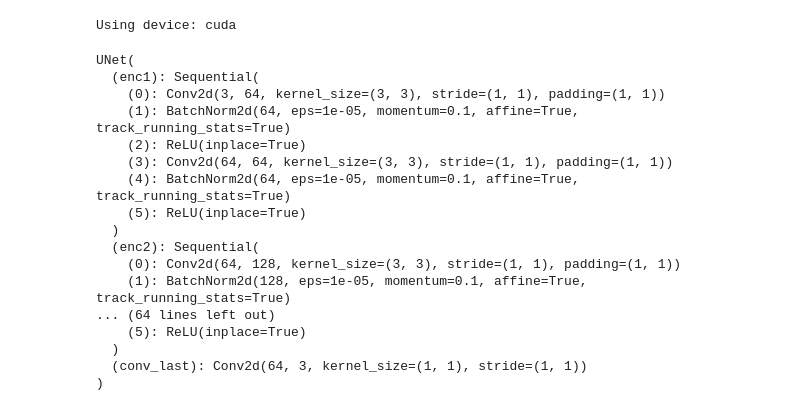
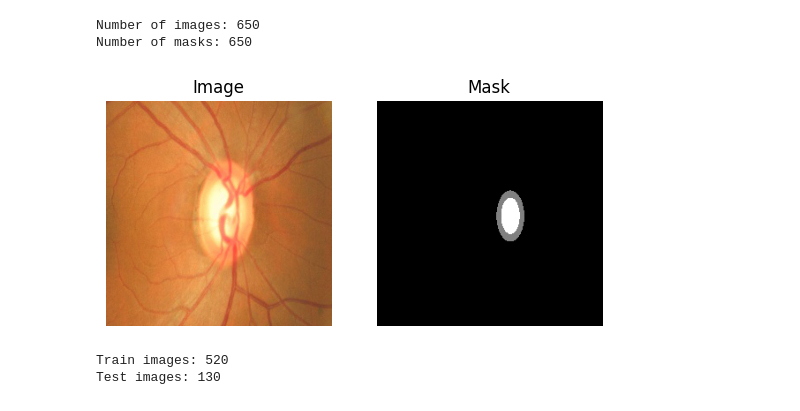
Before and after one commit to Aymanahmed-23/Glucoma-detection, a Jupyter notebook: od_oc_segmentation.ipynb, the cells around one changed output. Cells and saved outputs as stored; diff of their text form; code cells hidden in the pictures.

```diff
--- a/od_oc_segmentation.ipynb
+++ b/od_oc_segmentation.ipynb
@@ -105 +67,34 @@ mask_transform = transforms.Compose([
+# %%
+import os
+from glob import glob
+if __name__ == "__main__":
+    image_dir = 'ORIGA/ORIGA/roi_images'
+    mask_dir = 'ORIGA/ORIGA/Semi-automatic-annotations'
+
+    # Get sorted lists of image and mask file paths
+    image_paths = sorted(glob(os.path.join(image_dir, "*.jpg")))  # adjust extension if needed
+    mask_paths = sorted(glob(os.path.join(mask_dir, "*.mat")))
+
+    print("Number of images:", len(image_paths))
+    print("Number of masks:", len(mask_paths))
+    assert len(image_paths) == len(mask_paths), "Mismatch between images and masks!"
+
+    dataset = ROISegmentationDataset(image_paths, mask_paths)
+
+    # Visualize one sample
+    import matplotlib.pyplot as plt
+    img, msk = dataset[0]
+    plt.subplot(1,2,1)
+    plt.imshow(img.permute(1,2,0))
+    plt.title('Image')
+    plt.axis('off')
+    plt.subplot(1,2,2)
+    plt.imshow(msk.squeeze(), cmap='gray')
+    plt.title('Mask')
+    plt.axis('off')
+    plt.show()
+# %% [output]
+Number of images: 650
+Number of masks: 650
+[figure, added]
 # %%
@@ -113,0 +111,9 @@ train_loader = DataLoader(train_dataset, batch_size=8, shuffle=True)
+# %%
+train_imgs, test_imgs, train_masks, test_masks = train_test_split(
+    paired_images, paired_masks, test_size=0.2, random_state=42)
+
+print("Train images:", len(train_imgs))
+print("Test images:", len(test_imgs))
+# %% [output]
+Train images: 520
+Test images: 130
@@ -159,31 +197 @@ class UNet(nn.Module):
-# %%
-device = torch.device('cuda' if torch.cuda.is_available() else 'cpu')
-print("Using device:", device)
-num_classes = 3
-model = UNet(in_channels=3, out_channels=num_classes).to(device)
-criterion = nn.CrossEntropyLoss()
-optimizer = optim.Adam(model.parameters(), lr=1e-4)
-# %% [output]
-Using device: cuda
-# %%
-model=UNet()
-model.to(device)
-# %% [output]
-UNet(
-  (enc1): Sequential(
-    (0): Conv2d(3, 64, kernel_size=(3, 3), stride=(1, 1), padding=(1, 1))
-    (1): BatchNorm2d(64, eps=1e-05, momentum=0.1, affine=True, track_running_stats=True)
-    (2): ReLU(inplace=True)
-    (3): Conv2d(64, 64, kernel_size=(3, 3), stride=(1, 1), padding=(1, 1))
-    (4): BatchNorm2d(64, eps=1e-05, momentum=0.1, affine=True, track_running_stats=True)
-    (5): ReLU(inplace=True)
-  )
-  (enc2): Sequential(
-    (0): Conv2d(64, 128, kernel_size=(3, 3), stride=(1, 1), padding=(1, 1))
-    (1): BatchNorm2d(128, eps=1e-05, momentum=0.1, affine=True, track_running_stats=True)
-... (64 lines left out)
-    (5): ReLU(inplace=True)
-  )
-  (conv_last): Conv2d(64, 3, kernel_size=(1, 1), stride=(1, 1))
-)
 # %%
```
Also changed, not shown: parts of 14 cells of this notebook.
